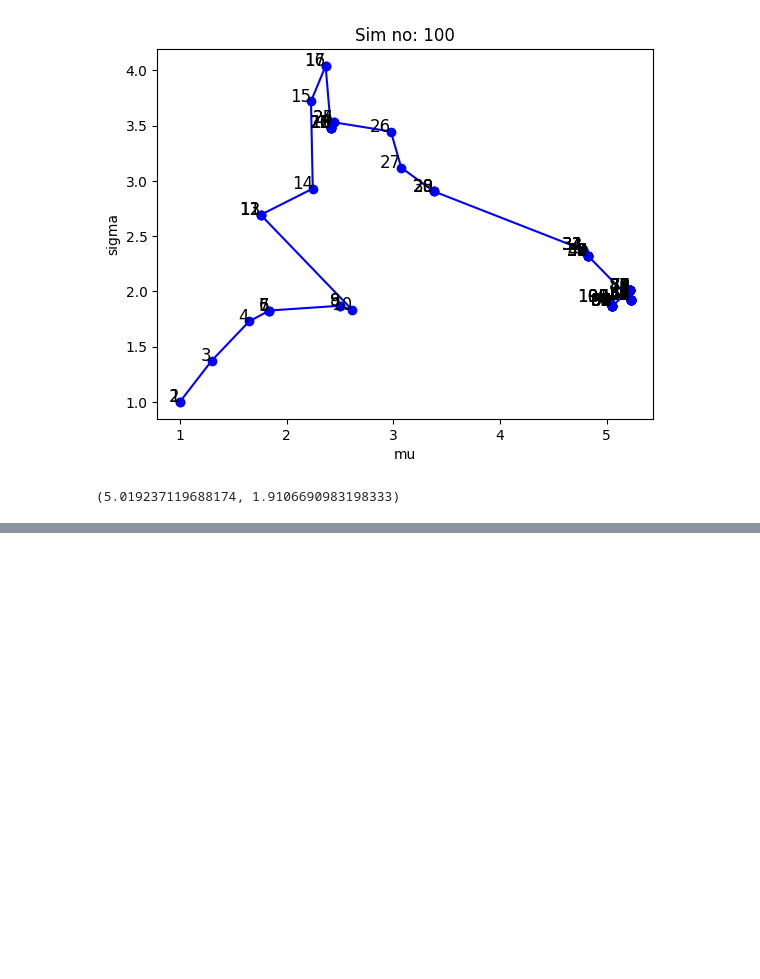
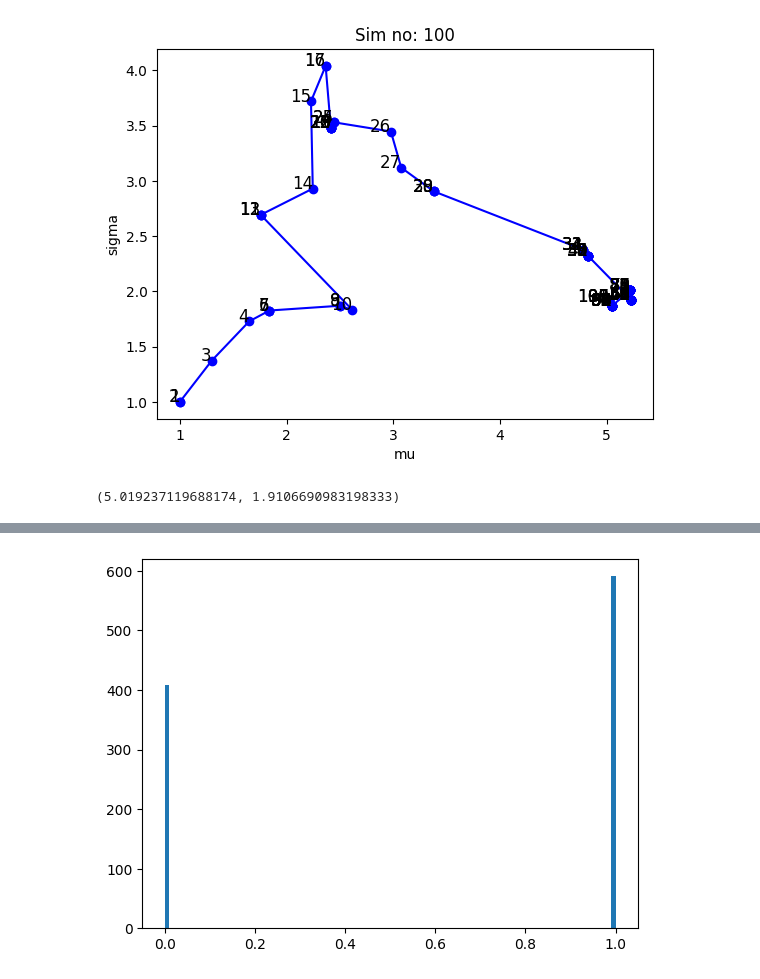
Before and after one commit to rakaar/ai_stats_notes, a Jupyter notebook: stats/bayesian.ipynb, the cells around one changed output, grey strips where cells are left out. Drawn from its saved outputs; the diff is of its cells as text; code cells hidden in the pictures; blank space fills up the shorter version.

```diff
--- a/stats/bayesian.ipynb
+++ b/stats/bayesian.ipynb
@@ -214,0 +257,15 @@ If prior and Likelihood are NOT conjugate, that means likelihood x prior = Poste
+# %%
+# Generate Data
+true_params = np.array([0.1, 0.4, 0.9])
+
+x = np.array(np.random.uniform(0,1,3))
+
+p = 1.0 / (1.0 + np.exp(-(np.dot(x, true_params))))
+
+data = np.random.binomial(1, p, size=1000)
+
+# histogram of data
+plt.hist(data, bins=100)
+plt.show()
+# %% [output]
+[figure, added]
```
Also changed, not shown: parts of 11 cells of this notebook.
